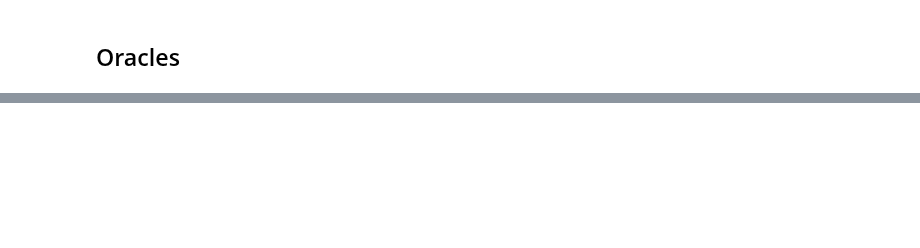
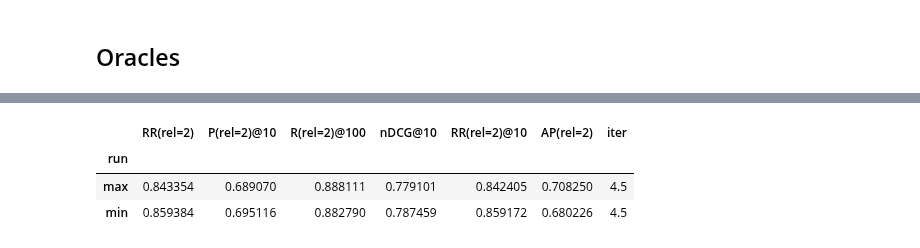
Before and after one commit to Parry-Parry/sigir25-annotation, a Jupyter notebook: analysis/main/oracles.ipynb, the cells around one changed output, grey strips where cells are left out. Cells and saved outputs as stored; diff of their text form; code cells hidden in the pictures; blank space fills up the shorter version.

```diff
--- a/analysis/main/oracles.ipynb
+++ b/analysis/main/oracles.ipynb
@@ -214,0 +283,7 @@ print(original_evaluator.calc_aggregate(min_run))
+# %%
+random_iters.groupby('run').mean()
+# %% [output]
+|  | RR(rel=2) | P(rel=2)@10 | R(rel=2)@100 | nDCG@10 | RR(rel=2)@10 | AP(rel=2) | iter |
+| run |  |  |  |  |  |  |  |
+| max | 0.843354 | 0.689070 | 0.888111 | 0.779101 | 0.842405 | 0.708250 | 4.5 |
+| min | 0.859384 | 0.695116 | 0.882790 | 0.787459 | 0.859172 | 0.680226 | 4.5 |
```
Also changed, not shown: parts of 10 cells of this notebook.
